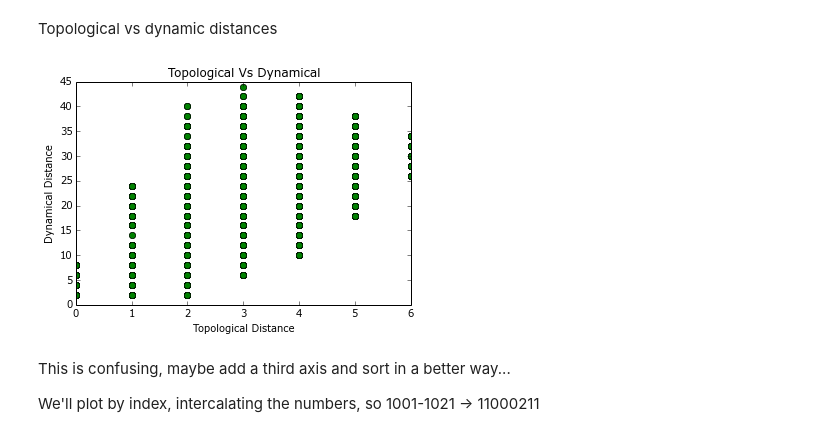
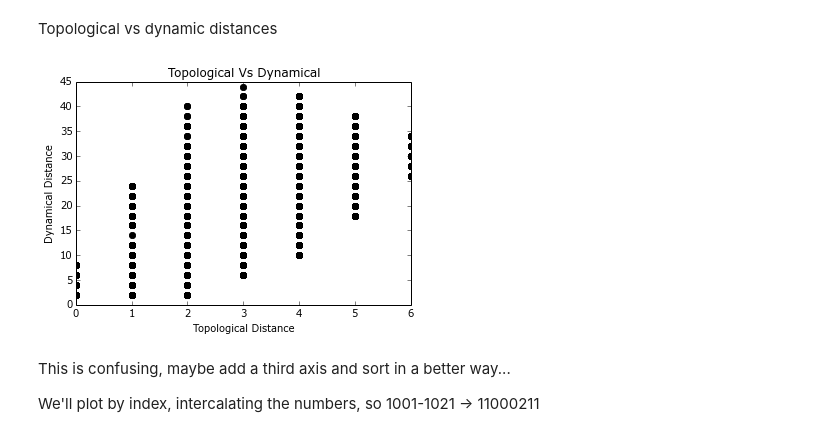
Before and after one commit to mar-esther23/CircuitsAnalyses, a Jupyter notebook: Net of nets.ipynb, the cells around one changed output. Cells and saved outputs as stored; diff of their text form; code cells hidden in the pictures.

```diff
--- a/Net of nets.ipynb
+++ b/Net of nets.ipynb
@@ -100,13 +100,13 @@ plt.show()
 # %% [markdown]
 Topological vs dynamic distances
 # %%
-plt.plot(d_top, d_dyn, 'go')
+plt.plot(d_top, d_dyn, 'ko')
 plt.xlabel('Topological Distance')
 plt.ylabel('Dynamical Distance')
 plt.title('Topological Vs Dynamical')
 plt.show()
 # %% [output]
-[figure, old version]
+[figure, new version]
 # %% [markdown]
 This is confusing, maybe add a third axis and sort in a better way...
 
```
Also changed, not shown: parts of 24 cells of this notebook.
